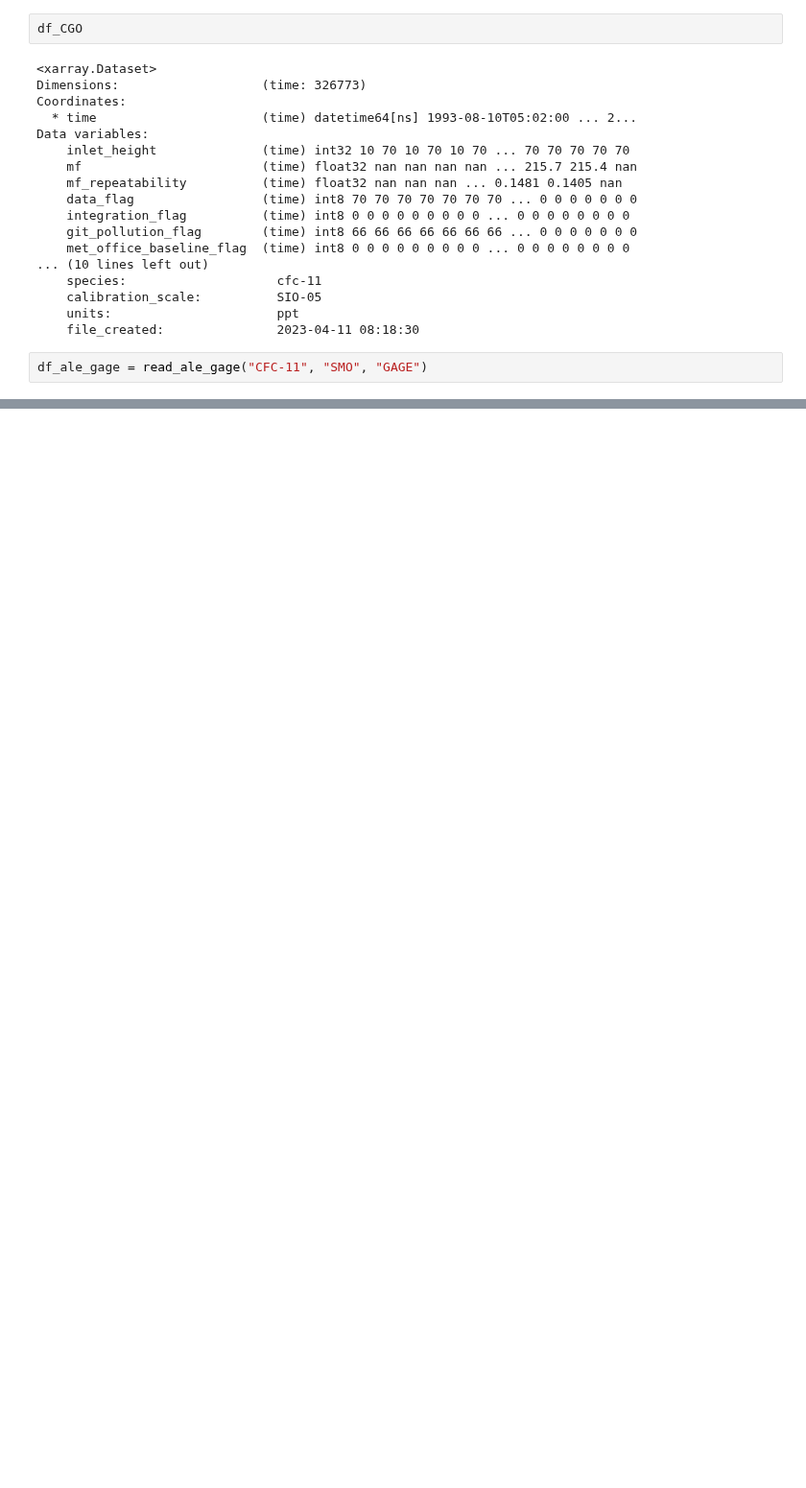
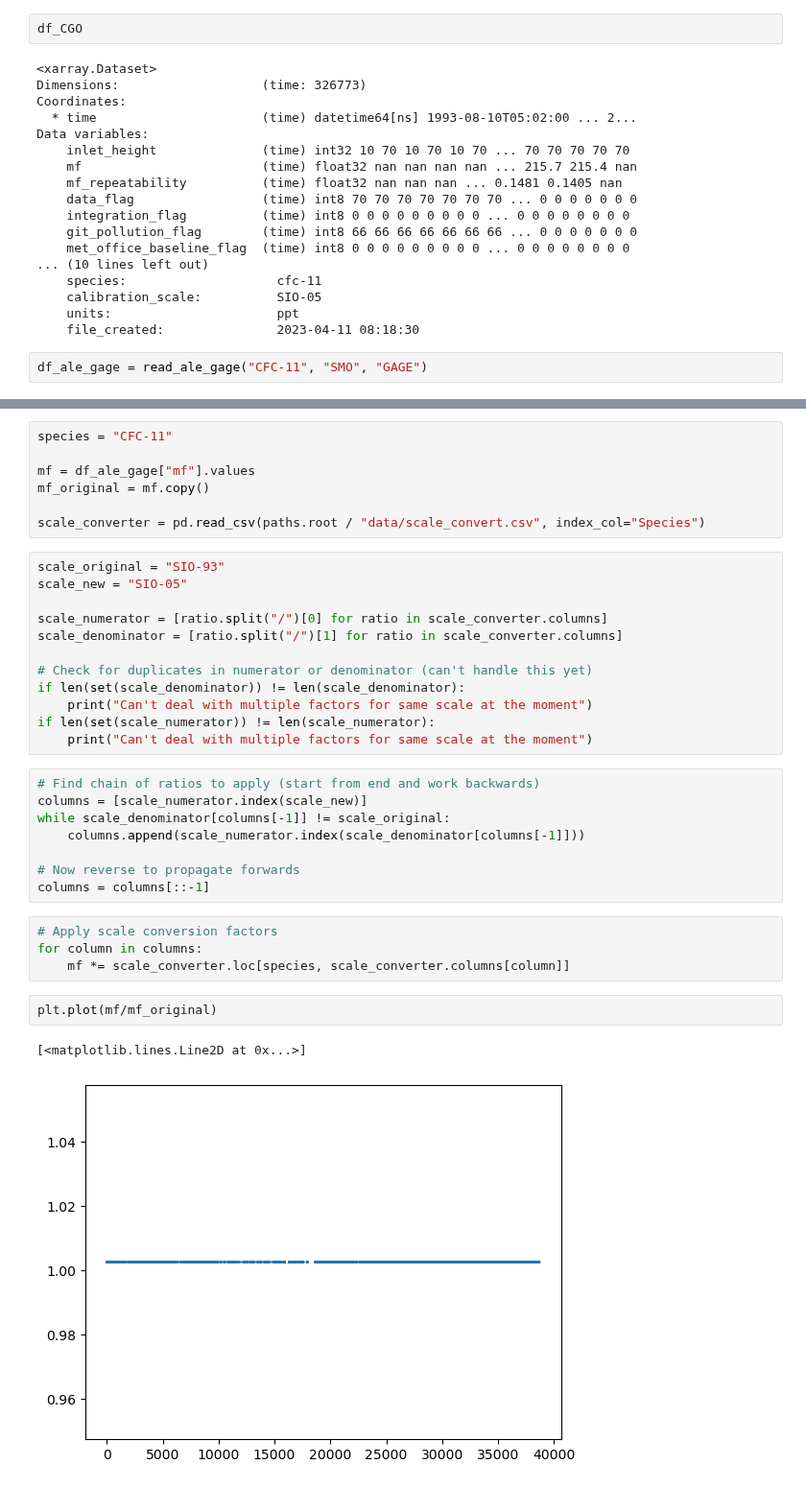
Before and after one commit to mrghg/agage-archive, a Jupyter notebook: notebooks/tutorial.ipynb, the cells around one changed output, grey strips where cells are left out. Shown at 96% size. Drawn from its saved outputs; the diff is of its cells as text; blank space fills up the shorter version.

Commit message:
WIP: Implementing scale conversion

```diff
--- a/notebooks/tutorial.ipynb
+++ b/notebooks/tutorial.ipynb
@@ -39,3 +39,39 @@ df_ale_gage.plot()
 # %% [output]
 <Axes: >
 [figure]
+# %%
+species = "CFC-11"
+
+mf = df_ale_gage["mf"].values
+mf_original = mf.copy()
+
+scale_converter = pd.read_csv(paths.root / "data/scale_convert.csv", index_col="Species")
+# %%
+scale_original = "SIO-93"
+scale_new = "SIO-05"
+
+scale_numerator = [ratio.split("/")[0] for ratio in scale_converter.columns]
+scale_denominator = [ratio.split("/")[1] for ratio in scale_converter.columns]
+
+# Check for duplicates in numerator or denominator (can't handle this yet)
+if len(set(scale_denominator)) != len(scale_denominator):
+    print("Can't deal with multiple factors for same scale at the moment")
+if len(set(scale_numerator)) != len(scale_numerator):
+    print("Can't deal with multiple factors for same scale at the moment")
+# %%
+# Find chain of ratios to apply (start from end and work backwards)
+columns = [scale_numerator.index(scale_new)]
+while scale_denominator[columns[-1]] != scale_original:
+    columns.append(scale_numerator.index(scale_denominator[columns[-1]]))
+
+# Now reverse to propagate forwards
+columns = columns[::-1]
+# %%
+# Apply scale conversion factors
+for column in columns:
+    mf *= scale_converter.loc[species, scale_converter.columns[column]]
+# %%
+plt.plot(mf/mf_original)
+# %% [output]
+[<matplotlib.lines.Line2D at 0x...>]
+[figure, added]
```
Also changed, not shown: parts of 1 cell of this notebook, 1 other file.
